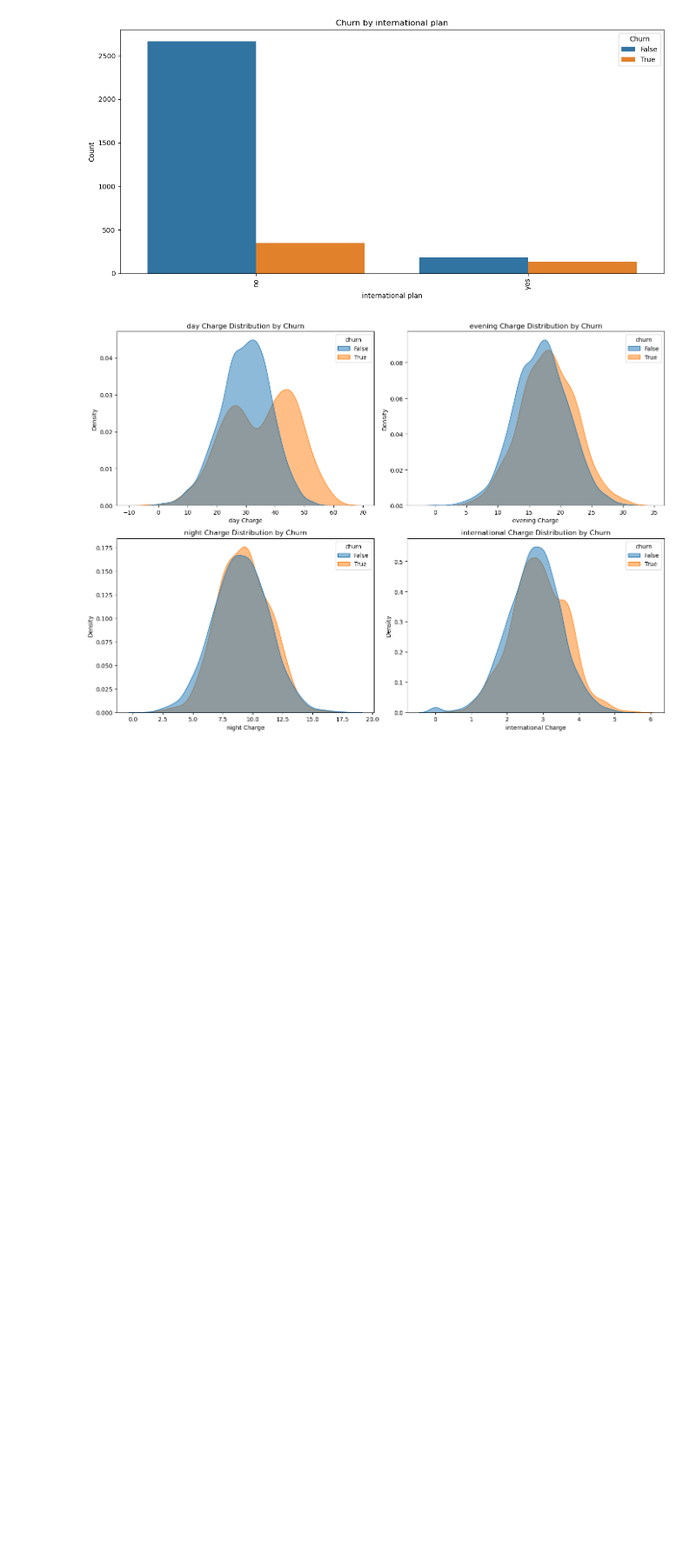
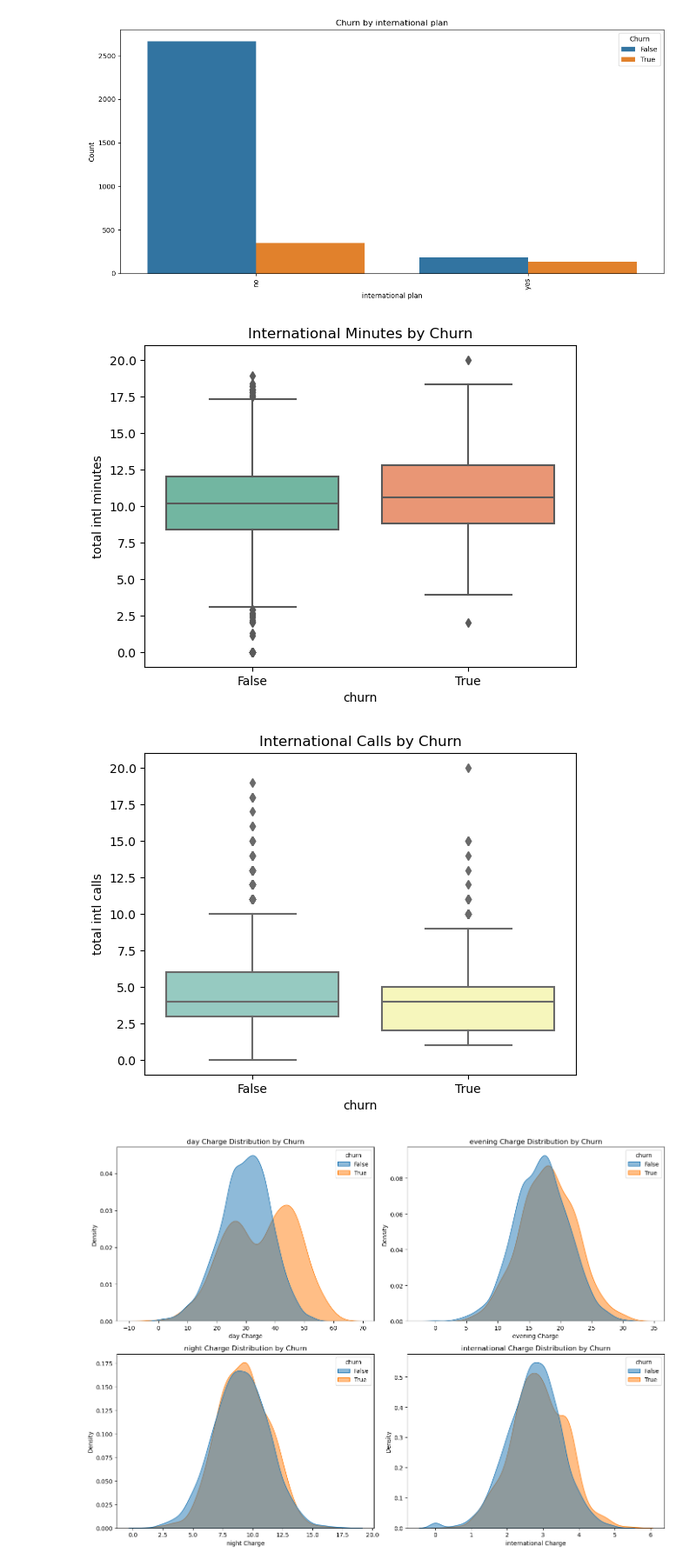
Before and after one commit to Limo-Vincent/Group_9_Phase_3_project, a Jupyter notebook: p3_project.ipynb, the cells around one changed output. Shown at 87% size. Cells and saved outputs as stored; diff of their text form; code cells hidden in the pictures; blank space fills up the shorter version.

```diff
--- a/p3_project.ipynb
+++ b/p3_project.ipynb
@@ -500,6 +473,17 @@ categorical_churn(df, 'voice mail plan')
 categorical_churn(df, 'international plan')
 # %% [output]
 [figure]
+# %%
+sns.boxplot(x='churn', y='total intl minutes', data=df, palette='Set2')
+plt.title("International Minutes by Churn")
+plt.show()
+
+sns.boxplot(x='churn', y='total intl calls', data=df, palette='Set3')
+plt.title("International Calls by Churn")
+plt.show()
+# %% [output]
+[figure, added]
+[figure, added]
 # %%
 
 
```
Also changed, not shown: parts of 29 cells of this notebook.
